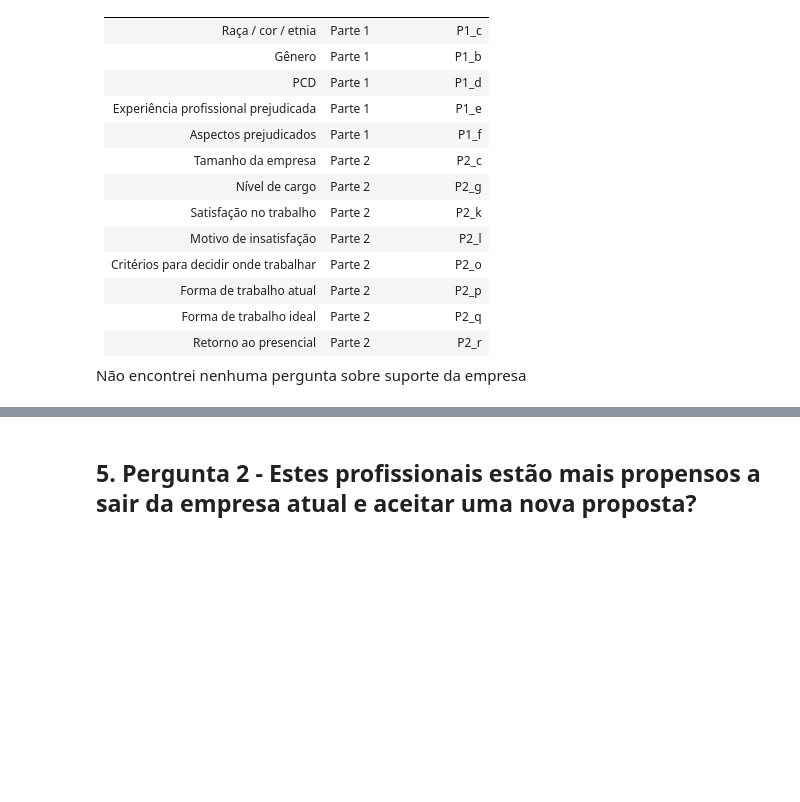
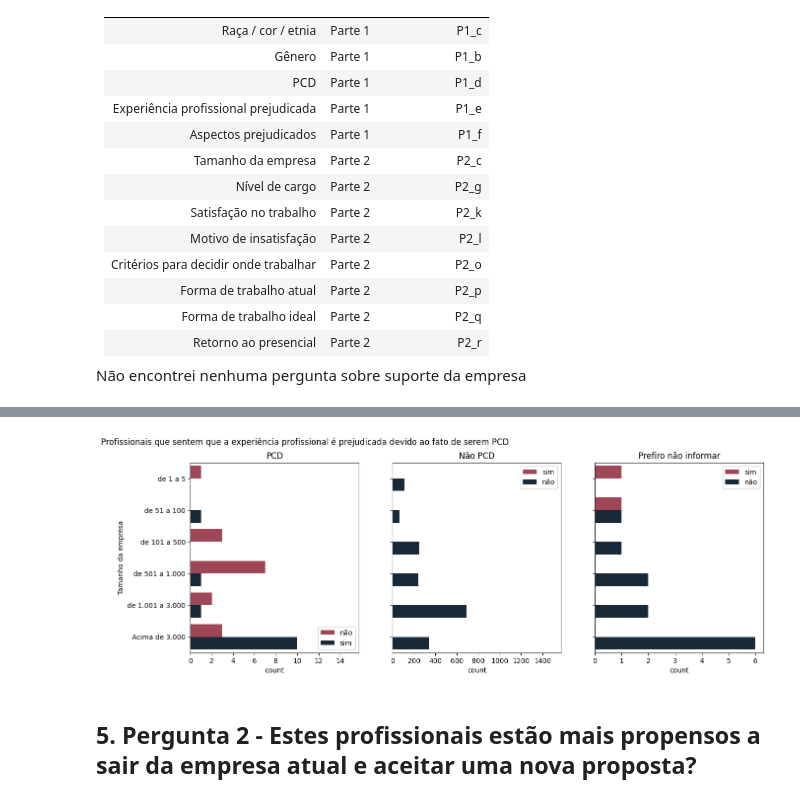
Before and after one commit to leticiafaria7/challenge-state-of-data, a Jupyter notebook: challenge-state-of-data.ipynb, the cells around one changed output, grey strips where cells are left out. Drawn from its saved outputs; the diff is of its cells as text; code cells hidden in the pictures; blank space fills up the shorter version.

```diff
--- a/challenge-state-of-data.ipynb
+++ b/challenge-state-of-data.ipynb
@@ -955,2 +1115,75 @@ satisfacao_diversidade[['genero', 'tamanho_empresa', 'exp_profiss_prejud']].valu
+# %%
+# pcd
+
+prejudicada_pcd = satisfacao_diversidade[['pcd', 'tamanho_empresa', 'exp_profiss_prejud', 'aspectos_prejudicados', 'satisfacao_trabalho', 'motivo_insatisfacao']]
+
+prejudicada_pcd['exp_profiss_prejud'] = prejudicada_pcd['exp_profiss_prejud'].astype(str)
+prejudicada_pcd['prejud_pcd'] = prejudicada_pcd['exp_profiss_prejud'].apply(lambda x: 'não' if x.count('PCD') == 0 else 'sim')
+
+df = prejudicada_pcd[['pcd', 'tamanho_empresa', 'prejud_pcd']].value_counts().to_frame().reset_index().sort_values('tamanho_empresa', ascending = True)
+
+df['ordem'] = df['tamanho_empresa'].map(ordem_tamanho)
+
+# criar uma figura e os subplots
+fig, axes = plt.subplots(1, 3, figsize = (15, 5), sharey = True)
+
+# G1
+sns.barplot(x = 'count',
+            y = 'tamanho_empresa',
+            data = df[df['pcd'] == 'Sim'].sort_values('ordem'),
+            hue = 'prejud_pcd',
+            ax = axes[0],
+            orient = 'h',
+            palette = ['#ac3a4e', '#13293d'])
+
+axes[0].set_title('PCD')
+
+# G2
+sns.barplot(x = 'count',
+            y = 'tamanho_empresa',
+            data = df[df['pcd'] == 'Não'].sort_values('ordem'),
+            hue = 'prejud_pcd',
+            ax = axes[1],
+            orient = 'h',
+            palette = ['#ac3a4e', '#13293d'])
+
+axes[1].set_title('Não PCD')
+
+# G2
+sns.barplot(x = 'count',
+            y = 'tamanho_empresa',
+            data = df[df['pcd'] == 'Prefiro não informar'].sort_values('ordem'),
+            hue = 'prejud_pcd',
+            ax = axes[2],
+            orient = 'h',
+            palette = ['#ac3a4e', '#13293d'])
+
+axes[2].set_title('Prefiro não informar')
+
+# definir o mesmo limite do eixo x para ambos os gráficos
+# axes[0].set_xlim(0, 1200)
+# axes[1].set_xlim(0, 1200)
+# axes[2].set_xlim(0, 1200)
+
+# nome do eixo y
+axes[0].set_ylabel('Tamanho da empresa')
+axes[1].set_ylabel('')
+axes[2].set_ylabel('')
+
+# título da legenda
+axes[0].legend(title = '')
+axes[1].legend(title = '')
+axes[2].legend(title = '')
+
+# título geral
+fig.suptitle('Profissionais que sentem que a experiência profissional é prejudicada devido ao fato de serem PCD', x = 0.28)
+
+# exibir os gráficos
+plt.show()
+
+# supress warnings
+warnings.filterwarnings("ignore")
+# %% [output]
+[figure, added]
 # %% [markdown]
 ## 5. Pergunta 2 - Estes profissionais estão mais propensos a sair da empresa atual e aceitar uma nova proposta?
```
Also changed, not shown: parts of 8 cells of this notebook.
